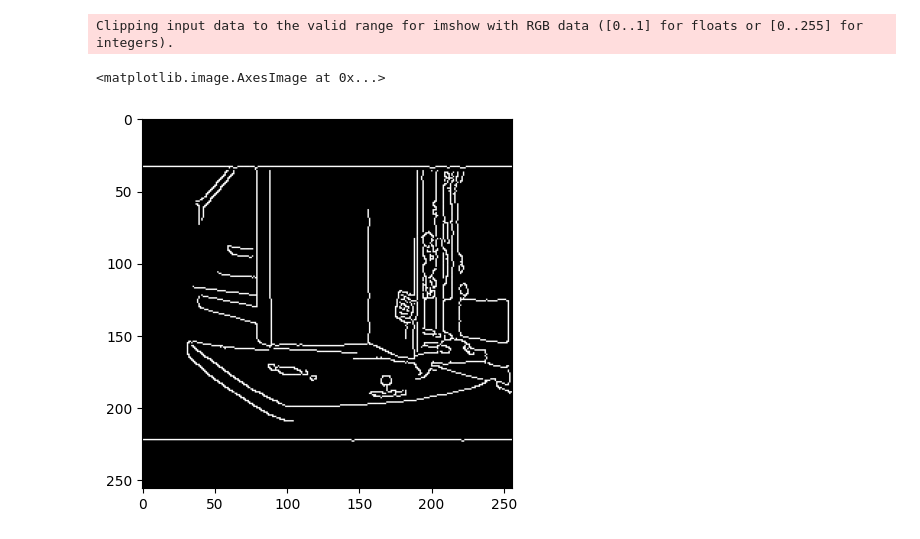
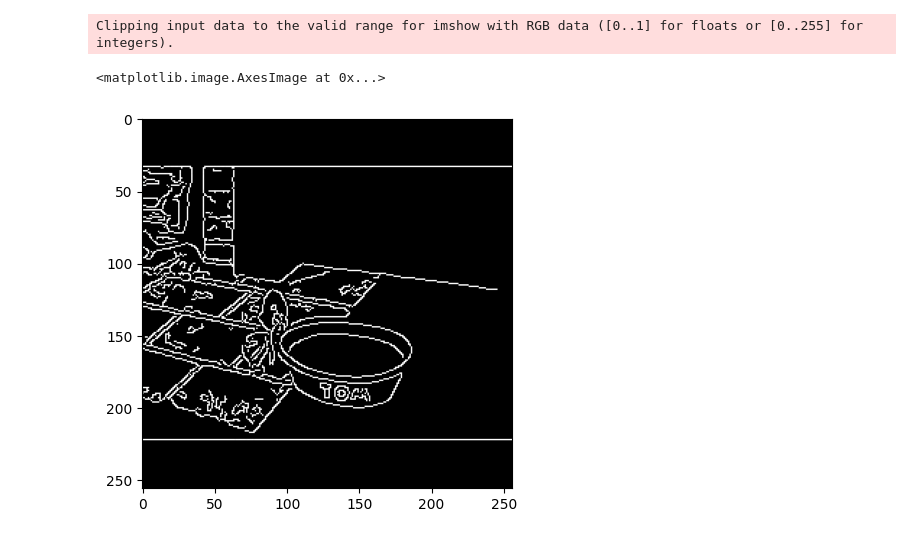
Before and after one commit to badrinath-reddy/sketch-colorization, a Jupyter notebook: test.ipynb, the cells around one changed output. Saved outputs shown, nothing was run; the diff lists cells and outputs as text; code cells hidden in the pictures.

```diff
--- a/test.ipynb
+++ b/test.ipynb
@@ -7,8 +7,8 @@ img, label = next(iter(dataloader))
 # %%
 from matplotlib import pyplot as plt
 
-plt.imshow(label[0].permute(1, 2, 0))
+plt.imshow(img[0].permute(1, 2, 0))
 # %% [output]
 Clipping input data to the valid range for imshow with RGB data ([0..1] for floats or [0..255] for integers).
 <matplotlib.image.AxesImage at 0x...>
-[figure, old version]
+[figure, new version]
```
Also changed, not shown: 4 other files.
